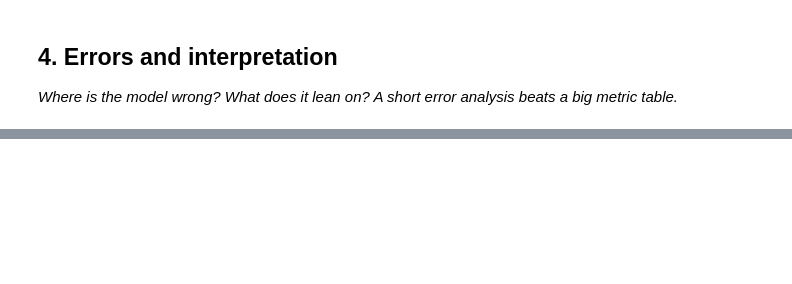
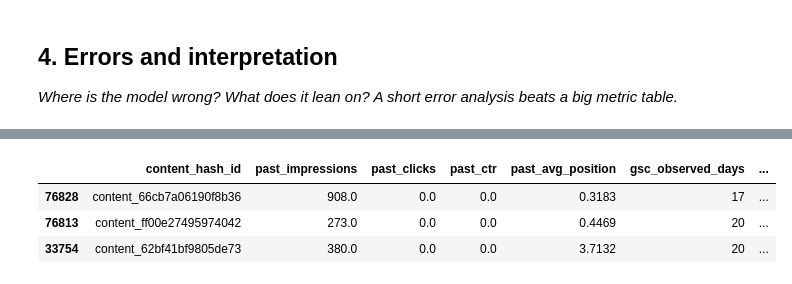
Before and after one commit to ZubairQazzi/flyrank-ml-internship-zubair, a Jupyter notebook: work/notebooks/w05_model.ipynb, the cells around one changed output, grey strips where cells are left out. Saved outputs shown, nothing was run; the diff lists cells and outputs as text; code cells hidden in the pictures; blank space fills up the shorter version.

Commit message:
Complete Week 5 model notebook

```diff
--- a/work/notebooks/w05_model.ipynb
+++ b/work/notebooks/w05_model.ipynb
@@ -36,0 +471,89 @@ This skeleton is yours to fill. Work the sections **in order** — each one has
+# %%
+from sklearn.inspection import permutation_importance
+
+# -----------------------------------------------
+# Permutation importance on the held-out test set
+# -----------------------------------------------
+
+perm = permutation_importance(
+    rf_model,
+    X_test,
+    y_test,
+    scoring="roc_auc",
+    n_repeats=10,
+    random_state=42,
+    n_jobs=-1,
+)
+
+importance_table = (
+    pd.DataFrame(
+        {
+            "feature": features,
+            "importance_mean": perm.importances_mean,
+            "importance_std": perm.importances_std,
+        }
+    )
+    .sort_values("importance_mean", ascending=False)
+    .reset_index(drop=True)
+)
+
+print("Random Forest permutation importance:")
+display(importance_table.round(4))
+
+
+# -----------------------------------------------
+# Inspect concrete errors
+# -----------------------------------------------
+
+error_frame = model_frame.iloc[test_idx].copy()
+
+error_frame["rf_score"] = rf_scores
+error_frame["logistic_score"] = logistic_scores
+error_frame["actual_decline"] = y_test.to_numpy()
+
+# Highest-ranked Random Forest mistakes
+false_positive_examples = (
+    error_frame[error_frame["actual_decline"] == 0]
+    .sort_values("rf_score", ascending=False)
+    .head(3)
+    [
+        [
+            "content_hash_id",
+            "past_impressions",
+            "past_clicks",
+            "past_ctr",
+            "past_avg_position",
+            "gsc_observed_days",
+            "days_since_update",
+            "rf_score",
+            "actual_decline",
+        ]
+    ]
+)
+
+# Declines the model gave relatively low scores
+false_negative_examples = (
+    error_frame[error_frame["actual_decline"] == 1]
+    .sort_values("rf_score", ascending=True)
+    .head(3)
+    [
+        [
+            "content_hash_id",
+            "past_impressions",
+            "past_clicks",
+            "past_ctr",
+            "past_avg_position",
+            "gsc_observed_days",
+            "days_since_update",
+            "rf_score",
+            "actual_decline",
+        ]
+    ]
+)
+
+print("\nThree high-scoring false positives:")
+display(false_positive_examples.round(4))
+
+print("\nThree low-scoring missed declines:")
+display(false_negative_examples.round(4))
+# %% [output]
@@ -36,0 +568,4 @@ This skeleton is yours to fill. Work the sections **in order** — each one has
+|  | content_hash_id | past_impressions | past_clicks | past_ctr | past_avg_position | gsc_observed_days | ... |
+| 76828 | content_66cb7a06190f8b36 | 908.0 | 0.0 | 0.0 | 0.3183 | 17 | ... |
+| 76813 | content_ff00e27495974042 | 273.0 | 0.0 | 0.0 | 0.4469 | 20 | ... |
+| 33754 | content_62bf41bf9805de73 | 380.0 | 0.0 | 0.0 | 3.7132 | 20 | ... |
```
Also changed, not shown: parts of 15 cells of this notebook.
